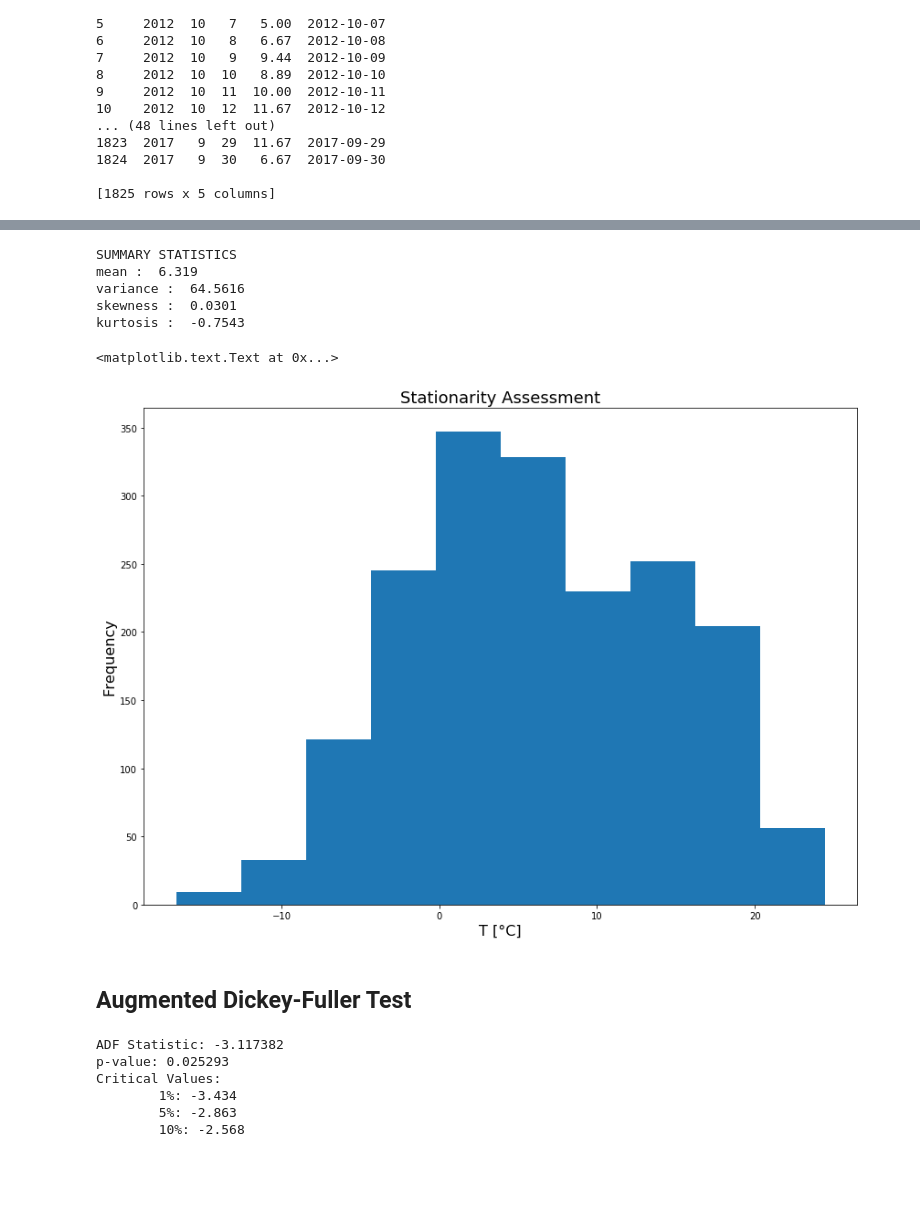
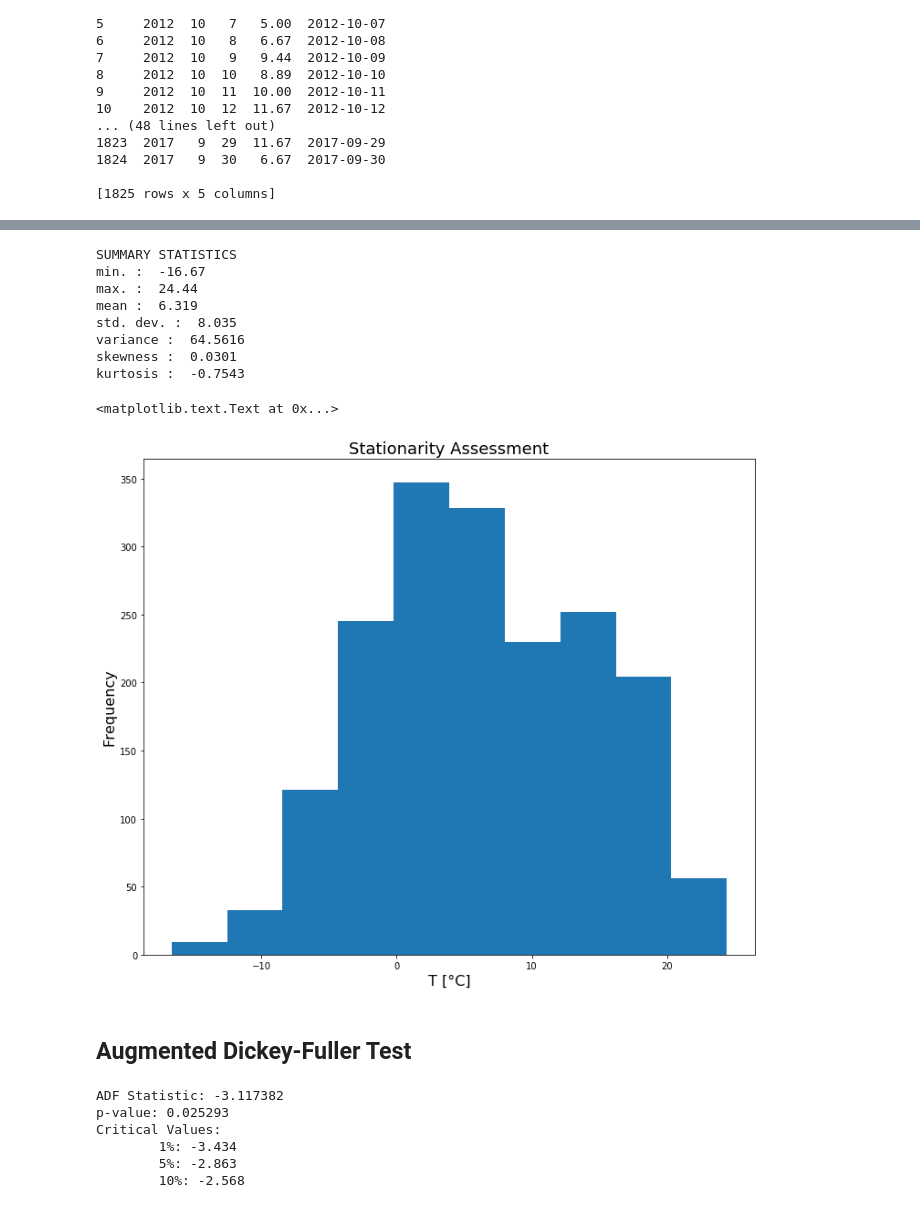
Before and after one commit to zakkhess/GEOS-518-Applied-Hydrologic-Modeling, a Jupyter notebook: LoadData_BB_AirT_analysis.ipynb, the cells around one changed output, grey strips where cells are left out. Cells and saved outputs as stored; diff of their text form; code cells hidden in the pictures; blank space fills up the shorter version.

```diff
--- a/LoadData_BB_AirT_analysis.ipynb
+++ b/LoadData_BB_AirT_analysis.ipynb
@@ -70,44 +75,46 @@ df.plot(x='SerialDates', y='T(C)',figsize=(14,10)) #plot df var. x-axis of date
 # %%
 #Get temp from dataframe
 T = df['T(C)'].values
 
 #Calculate basic statistics
 print('\033[4mSUMMARY STATISTICS\033[0m')
+print("min. : ", round(np.min(T),4))
+print("max. : ", round(np.max(T),4))
 print("mean : ", round(np.mean(T),4))
+print("std. dev. : ", round(np.std(T),4))
 print("variance : ", round(np.var(T),4))
 print("skewness : ", round(skew(T),4))
 print("kurtosis : ", round(kurtosis(T),4))
 
-plt.figure(figsize=(14,10))
-plt.hist(T)
-plt.title('Stationarity Assessment',fontsize=18)
-plt.xlabel('T [\N{DEGREE SIGN}C]',fontsize=16)
-plt.ylabel('Frequency',fontsize=16)
+plt.figure(figsize=(12,10)) #creaTE figure
+plt.hist(T) #plot histogram of temp data
+plt.title('Stationarity Assessment',fontsize=18) #title
+plt.xlabel('T [\N{DEGREE SIGN}C]',fontsize=16) #x-axis label
+plt.ylabel('Frequency',fontsize=16) #y-axis label
 # %% [output]
 SUMMARY STATISTICS
+min. :  -16.67
+max. :  24.44
 mean :  6.319
+std. dev. :  8.035
 variance :  64.5616
 skewness :  0.0301
 kurtosis :  -0.7543
 <matplotlib.text.Text at 0x...>
-[figure, old version]
+[figure, new version]
 # %% [markdown]
 ## Augmented Dickey-Fuller Test
-# %%
-result = adfuller(T)
-print('ADF Statistic: %f' % result[0])
-print('p-value: %f' % result[1])
-print('Critical Values:')
-for key, value in result[4].items():
-    print('\t%s: %.3f' % (key, value))
-
-#p-value is less than 0.05 AND the ADF statistic is between critical values
-#of 1% and 5% thus we can conclude stationarity with a significance level of
-#between 1% and 5%
-# %% [output]
-ADF Statistic: -3.117382
-p-value: 0.025293
-Critical Values:
-        1%: -3.434
-        5%: -2.863
-        10%: -2.568
+# %%
+result = adfuller(T) #put results of Dickey-Fuller test into var. 'result'
+print('ADF Statistic: %f' % result[0]) #print first component of ADF test, which is ADF stat.
+print('p-value: %f' % result[1]) #print second component of ADF test, which is p-value
+print('Critical Values:')
+for key, value in result[4].items(): #loop through each key and value of the 4th component of ADF test, crit. values
+    print('\t%s: %.3f' % (key, value)) #print those keys and values
+# %% [output]
+ADF Statistic: -3.117382
+p-value: 0.025293
+Critical Values:
+        1%: -3.434
+        5%: -2.863
+        10%: -2.568
```
Also changed, not shown: parts of 20 cells of this notebook.
